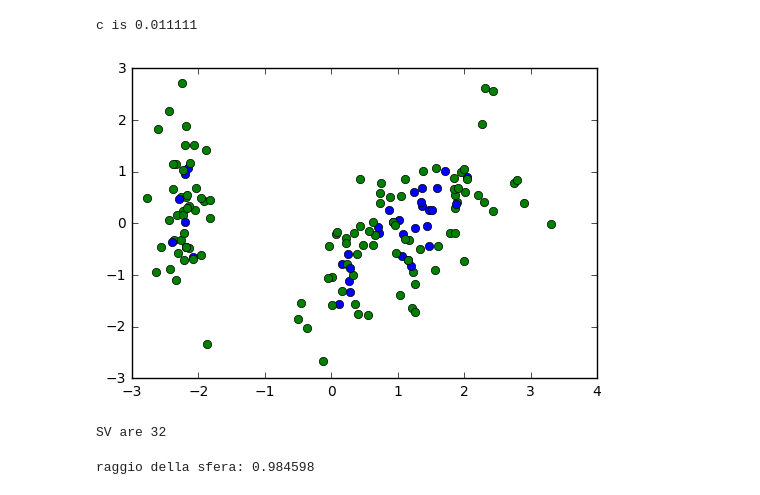
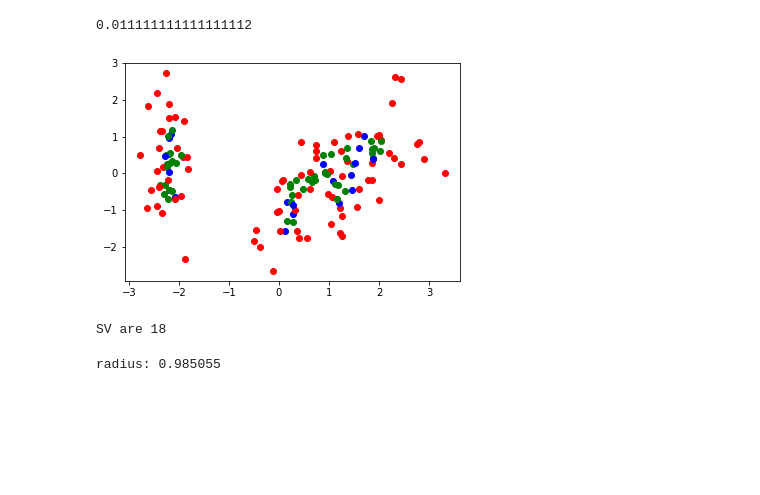
Before and after one commit to lucacrm/fuzzysets, a Jupyter notebook: support-vector-clustering-iris.ipynb, the cells around one changed output. Drawn from its saved outputs; the diff is of its cells as text; code cells hidden in the pictures; blank space fills up the shorter version.

```diff
--- a/support-vector-clustering-iris.ipynb
+++ b/support-vector-clustering-iris.ipynb
@@ -102,13 +102,12 @@ def solve_wolf(x, k, c):
 
     n=len(x)
     # p = 1.0 / (n*c)
-    print "c is %f" %c
 
     model = gpy.Model('Wolf')
     model.setParam('OutputFlag', 0)
 
     for i in range(n):
-        model.addVar(name="beta_%d" %i, lb=-0, ub=c, vtype=gpy.GRB.CONTINUOUS)
+        model.addVar(name="beta_%d" %i, lb=0, ub=c, vtype=gpy.GRB.CONTINUOUS)
 
     model.update()
     b = model.getVars()
@@ -130,11 +129,11 @@ def solve_wolf(x, k, c):
 
     model.optimize()
 
-    b_opt = [chop(v.x, 0, c) for v in model.getVars()]
+    b_opt = [chop(v.x, 0, c, 2e-3) for v in model.getVars()]
 
     return b_opt
 
-q = 6
+q = 6.0
 sigma = (1.0/(2*q))**0.5
 k = GaussianKernel(sigma)
 p = 0.6
@@ -142,22 +141,32 @@ c = 1.0/(len(iris_values_2d) * p)
 beta_opt_2d = solve_wolf(iris_values_2d, k, c)
 #beta_opt_3d = solve_wolf(iris_values_3d,7,0.7)
 #beta_opt_4d = solve_wolf(iris_values_4d,9,0.75)
+c
 # %% [output]
-c is 0.011111
+0.011111111111111112
 # %%
-count=0
+n_sv = 0
+n_bsv = 0
+index_bsv = []
+index_sv = []
+index_v = []
 for i in range(len(iris_values_2d)):
     if 0 < beta_opt_2d[i] < c:
         plt.plot(iris_values_2d[i][0],iris_values_2d[i][1],'bo')
-        count=count + 1
+        n_sv = n_sv + 1
+        index_sv.append(i)
+    elif beta_opt_2d[i] == c:
+        plt.plot(iris_values_2d[i][0],iris_values_2d[i][1],'ro')
+        index_bsv.append(i)
     else:
         plt.plot(iris_values_2d[i][0],iris_values_2d[i][1],'go')
+        index_v.append(i)
 
 plt.show()
-print "SV are %d" %count
+print "SV are %d" %n_sv
 # %% [output]
-[figure, old version]
+[figure, new version]
-SV are 32
+SV are 18
 # %%
 def distance_from_center(x_new, x, b_opt, k, gram_term):
     '''
@@ -203,11 +212,10 @@ def squared_radius_and_distance(x, b_opt, k, c):
 
 
 
-
 radius, d = squared_radius_and_distance(iris_values_2d, beta_opt_2d, k, c)
 
-print "raggio della sfera: %f" % radius
+print "radius: %f" % radius
 # %% [output]
-raggio della sfera: 0.984598
+radius: 0.985055
 # %%
 def check_couple(x_start, x_end, radius, d, discretization_size=20):
```
Also changed, not shown: parts of 19 cells of this notebook.
